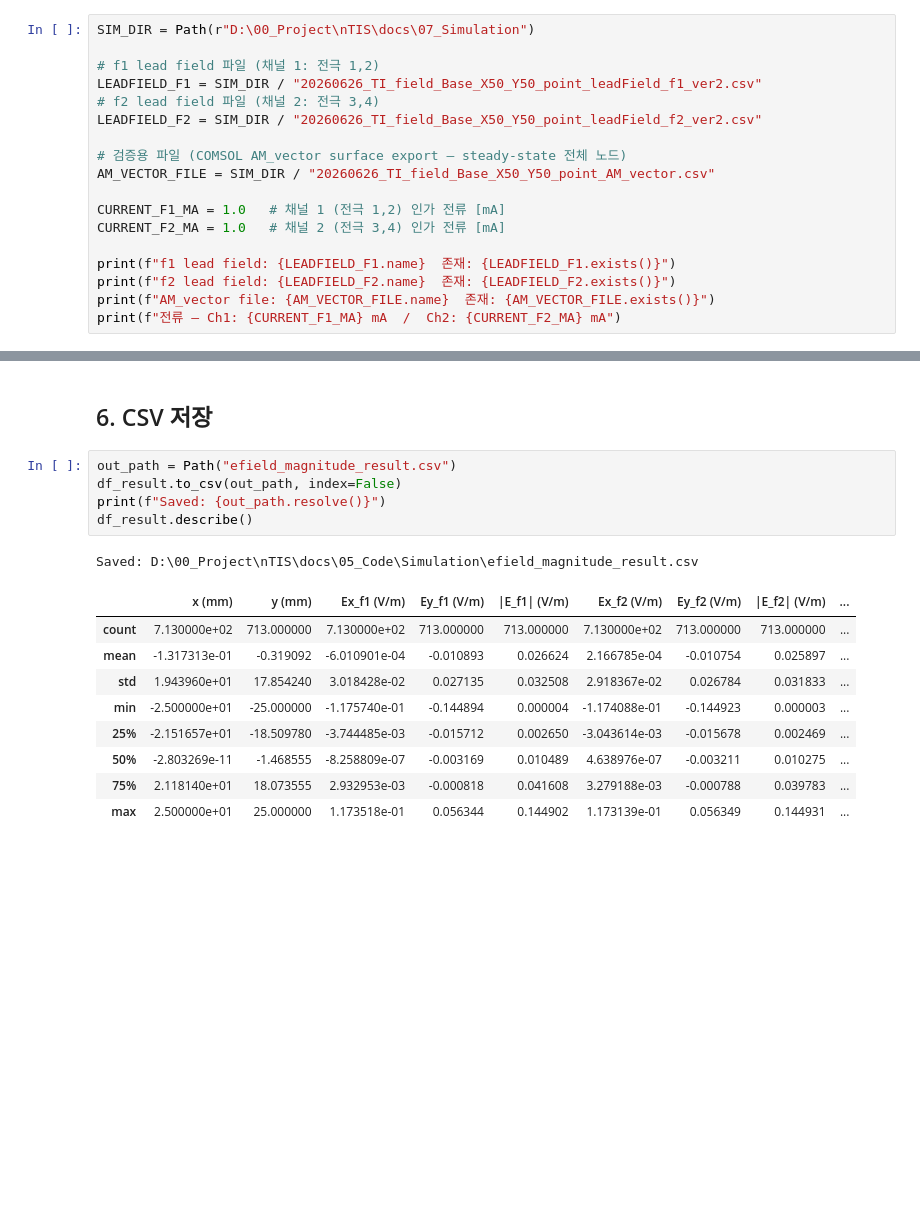
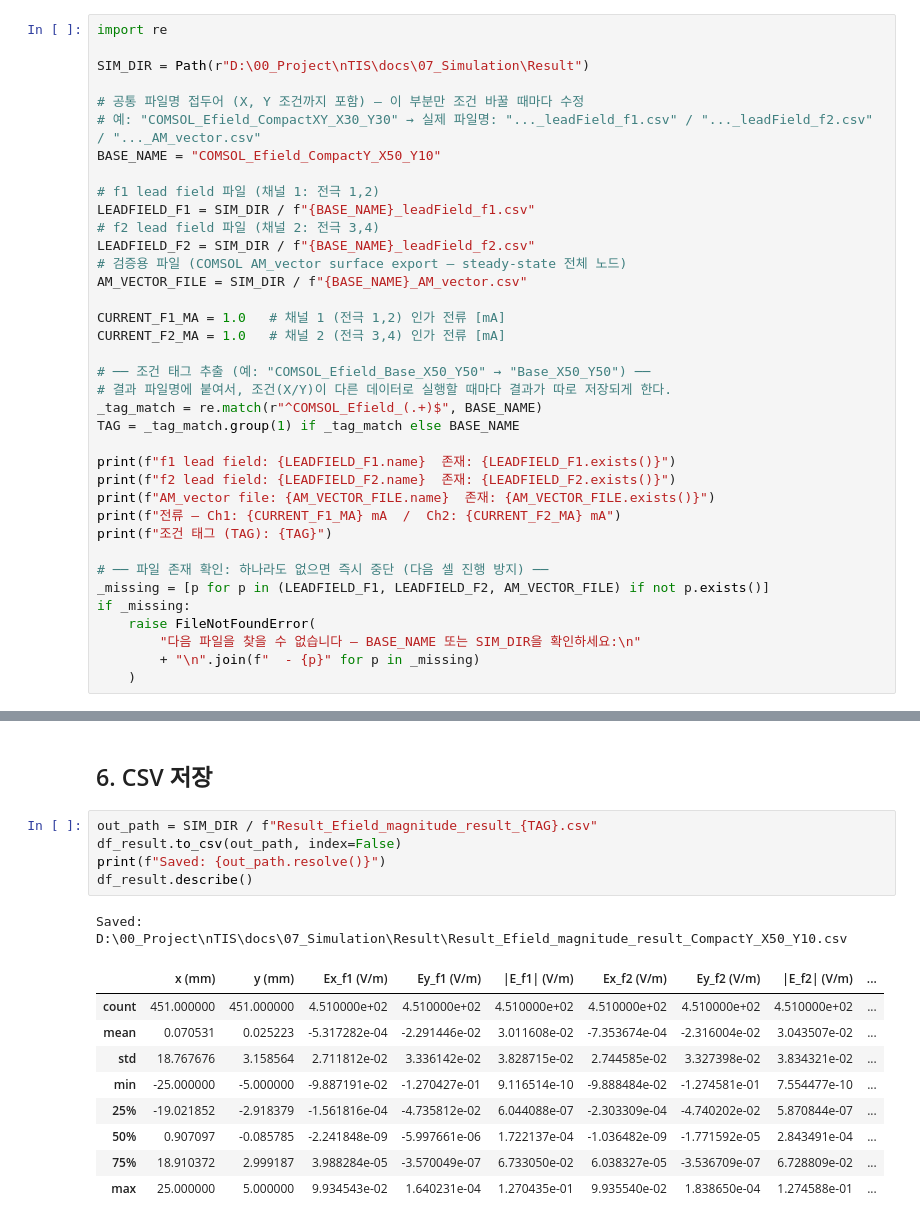
Before and after one commit to KChaeYeon/nTIS_note, a Jupyter notebook: docs/05_Code/Simulation/efield_analysis.ipynb, the cells around one changed output, grey strips where cells are left out. Drawn from its saved outputs; the diff is of its cells as text; blank space fills up the shorter version.

```diff
--- a/docs/05_Code/Simulation/efield_analysis.ipynb
+++ b/docs/05_Code/Simulation/efield_analysis.ipynb
@@ -23,21 +23,40 @@ from scipy.spatial import cKDTree
 plt.rcParams["font.family"] = "Malgun Gothic"
 plt.rcParams["axes.unicode_minus"] = False   # 마이너스 기호 깨짐 방지
 # %%
-SIM_DIR = Path(r"D:\00_Project\nTIS\docs\07_Simulation")
+import re
+
+SIM_DIR = Path(r"D:\00_Project\nTIS\docs\07_Simulation\Result")
+
+# 공통 파일명 접두어 (X, Y 조건까지 포함) — 이 부분만 조건 바꿀 때마다 수정
+# 예: "COMSOL_Efield_CompactXY_X30_Y30" → 실제 파일명: "..._leadField_f1.csv" / "..._leadField_f2.csv" / "..._AM_vector.csv"
+BASE_NAME = "COMSOL_Efield_CompactY_X50_Y10"
 
 # f1 lead field 파일 (채널 1: 전극 1,2)
-LEADFIELD_F1 = SIM_DIR / "20260626_TI_field_Base_X50_Y50_point_leadField_f1_ver2.csv"
+LEADFIELD_F1 = SIM_DIR / f"{BASE_NAME}_leadField_f1.csv"
 # f2 lead field 파일 (채널 2: 전극 3,4)
-LEADFIELD_F2 = SIM_DIR / "20260626_TI_field_Base_X50_Y50_point_leadField_f2_ver2.csv"
-
+LEADFIELD_F2 = SIM_DIR / f"{BASE_NAME}_leadField_f2.csv"
 # 검증용 파일 (COMSOL AM_vector surface export — steady-state 전체 노드)
-AM_VECTOR_FILE = SIM_DIR / "20260626_TI_field_Base_X50_Y50_point_AM_vector.csv"
+AM_VECTOR_FILE = SIM_DIR / f"{BASE_NAME}_AM_vector.csv"
 
 CURRENT_F1_MA = 1.0   # 채널 1 (전극 1,2) 인가 전류 [mA]
 CURRENT_F2_MA = 1.0   # 채널 2 (전극 3,4) 인가 전류 [mA]
+
+# ── 조건 태그 추출 (예: "COMSOL_Efield_Base_X50_Y50" → "Base_X50_Y50") ──
+# 결과 파일명에 붙여서, 조건(X/Y)이 다른 데이터로 실행할 때마다 결과가 따로 저장되게 한다.
+_tag_match = re.match(r"^COMSOL_Efield_(.+)$", BASE_NAME)
+TAG = _tag_match.group(1) if _tag_match else BASE_NAME
 
 print(f"f1 lead field: {LEADFIELD_F1.name}  존재: {LEADFIELD_F1.exists()}")
 print(f"f2 lead field: {LEADFIELD_F2.name}  존재: {LEADFIELD_F2.exists()}")
 print(f"AM_vector file: {AM_VECTOR_FILE.name}  존재: {AM_VECTOR_FILE.exists()}")
 print(f"전류 — Ch1: {CURRENT_F1_MA} mA  /  Ch2: {CURRENT_F2_MA} mA")
+print(f"조건 태그 (TAG): {TAG}")
+
+# ── 파일 존재 확인: 하나라도 없으면 즉시 중단 (다음 셀 진행 방지) ──
+_missing = [p for p in (LEADFIELD_F1, LEADFIELD_F2, AM_VECTOR_FILE) if not p.exists()]
+if _missing:
+    raise FileNotFoundError(
+        "다음 파일을 찾을 수 없습니다 — BASE_NAME 또는 SIM_DIR을 확인하세요:\n"
+        + "\n".join(f"  - {p}" for p in _missing)
+    )
 # %% [output]
@@ -524,18 +757,18 @@ Saved: D:\00_Project\nTIS\docs\05_Code\Simulation\efield_validation.png
 # %% [markdown]
 ## 6. CSV 저장
 # %%
-out_path = Path("efield_magnitude_result.csv")
+out_path = SIM_DIR / f"Result_Efield_magnitude_result_{TAG}.csv"
 df_result.to_csv(out_path, index=False)
 print(f"Saved: {out_path.resolve()}")
 df_result.describe()
 # %% [output]
-Saved: D:\00_Project\nTIS\docs\05_Code\Simulation\efield_magnitude_result.csv
+Saved: D:\00_Project\nTIS\docs\07_Simulation\Result\Result_Efield_magnitude_result_CompactY_X50_Y10.csv
 |  | x (mm) | y (mm) | Ex_f1 (V/m) | Ey_f1 (V/m) | |E_f1| (V/m) | Ex_f2 (V/m) | Ey_f2 (V/m) | |E_f2| (V/m) | ... |
-| count | 7.130000e+02 | 713.000000 | 7.130000e+02 | 713.000000 | 713.000000 | 7.130000e+02 | 713.000000 | 713.000000 | ... |
-| mean | -1.317313e-01 | -0.319092 | -6.010901e-04 | -0.010893 | 0.026624 | 2.166785e-04 | -0.010754 | 0.025897 | ... |
-| std | 1.943960e+01 | 17.854240 | 3.018428e-02 | 0.027135 | 0.032508 | 2.918367e-02 | 0.026784 | 0.031833 | ... |
-| min | -2.500000e+01 | -25.000000 | -1.175740e-01 | -0.144894 | 0.000004 | -1.174088e-01 | -0.144923 | 0.000003 | ... |
-| 25% | -2.151657e+01 | -18.509780 | -3.744485e-03 | -0.015712 | 0.002650 | -3.043614e-03 | -0.015678 | 0.002469 | ... |
-| 50% | -2.803269e-11 | -1.468555 | -8.258809e-07 | -0.003169 | 0.010489 | 4.638976e-07 | -0.003211 | 0.010275 | ... |
-| 75% | 2.118140e+01 | 18.073555 | 2.932953e-03 | -0.000818 | 0.041608 | 3.279188e-03 | -0.000788 | 0.039783 | ... |
-| max | 2.500000e+01 | 25.000000 | 1.173518e-01 | 0.056344 | 0.144902 | 1.173139e-01 | 0.056349 | 0.144931 | ... |
+| count | 451.000000 | 451.000000 | 4.510000e+02 | 4.510000e+02 | 4.510000e+02 | 4.510000e+02 | 4.510000e+02 | 4.510000e+02 | ... |
+| mean | 0.070531 | 0.025223 | -5.317282e-04 | -2.291446e-02 | 3.011608e-02 | -7.353674e-04 | -2.316004e-02 | 3.043507e-02 | ... |
+| std | 18.767676 | 3.158564 | 2.711812e-02 | 3.336142e-02 | 3.828715e-02 | 2.744585e-02 | 3.327398e-02 | 3.834321e-02 | ... |
+| min | -25.000000 | -5.000000 | -9.887191e-02 | -1.270427e-01 | 9.116514e-10 | -9.888484e-02 | -1.274581e-01 | 7.554477e-10 | ... |
+| 25% | -19.021852 | -2.918379 | -1.561816e-04 | -4.735812e-02 | 6.044088e-07 | -2.303309e-04 | -4.740202e-02 | 5.870844e-07 | ... |
+| 50% | 0.907097 | -0.085785 | -2.241848e-09 | -5.997661e-06 | 1.722137e-04 | -1.036482e-09 | -1.771592e-05 | 2.843491e-04 | ... |
+| 75% | 18.910372 | 2.999187 | 3.988284e-05 | -3.570049e-07 | 6.733050e-02 | 6.038327e-05 | -3.536709e-07 | 6.728809e-02 | ... |
+| max | 25.000000 | 5.000000 | 9.934543e-02 | 1.640231e-04 | 1.270435e-01 | 9.935540e-02 | 1.838650e-04 | 1.274588e-01 | ... |
```
Also changed, not shown: parts of 11 cells of this notebook, 43 other files.
